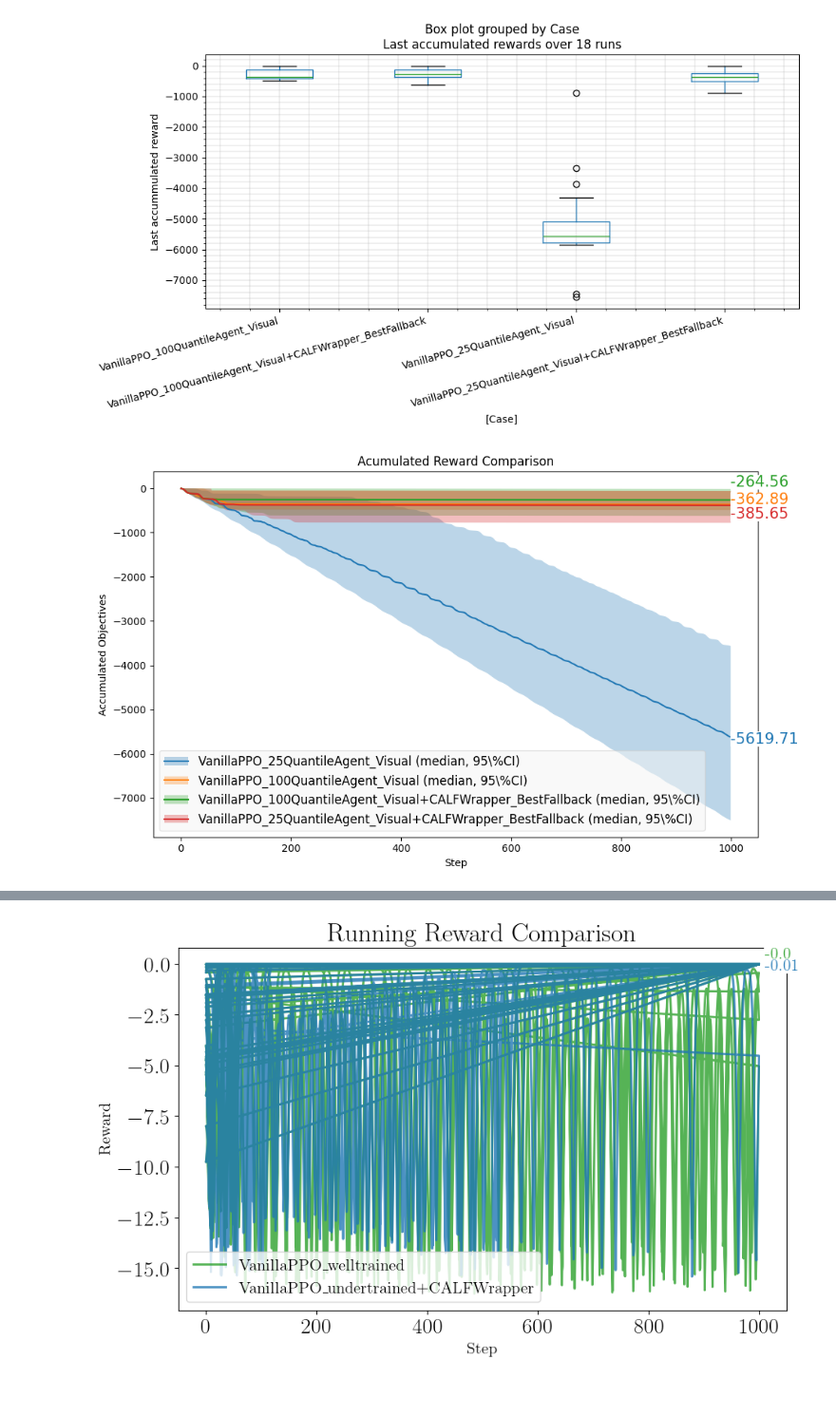
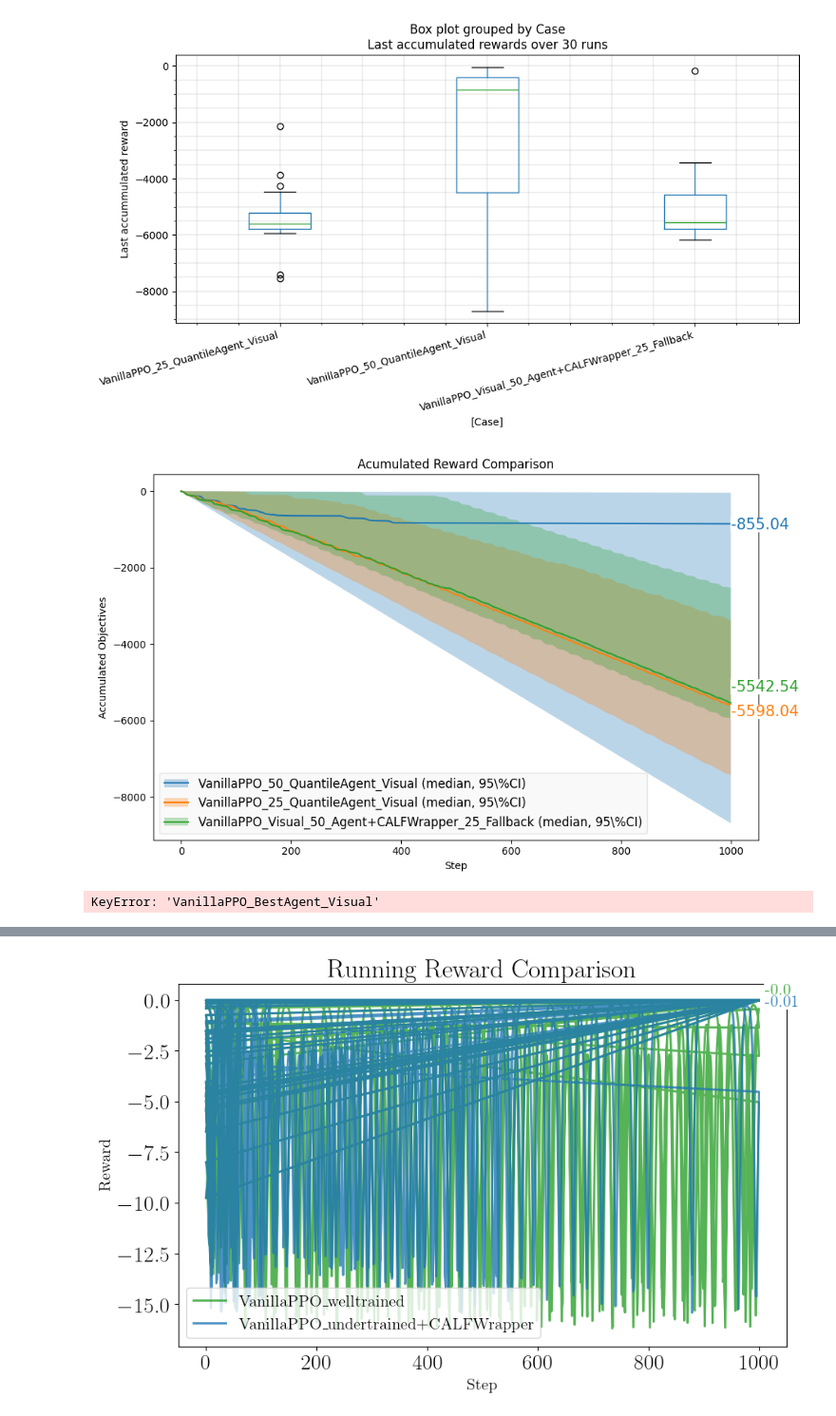
Before and after one commit to osinenkop/stable-baselines-playground, a Jupyter notebook: notebooks/visual_analysis.ipynb, the cells around one changed output, grey strips where cells are left out. Shown at 95% size. Cells and saved outputs as stored; diff of their text form; code cells hidden in the pictures; blank space fills up the shorter version.

Commit message:
update eval and notebooks

```diff
--- a/notebooks/visual_analysis.ipynb
+++ b/notebooks/visual_analysis.ipynb
@@ -13,10 +13,11 @@ import matplotlib.pyplot as plt
 df = None
 
 alias = {
-    "visual_ppo_eval_under_trained_25": "VanillaPPO_25QuantileAgent_Visual",
-    "visual_ppo_eval_well_trained": "VanillaPPO_100QuantileAgent_Visual",
-    "visual_ppo_eval_fallback_100_agent_10": "VanillaPPO_100QuantileAgent_Visual+CALFWrapper_BestFallback",
-    "visual_ppo_eval_fallback_100_agent_25": "VanillaPPO_25QuantileAgent_Visual+CALFWrapper_BestFallback",
+    "visual_ppo_eval_agent_50": "VanillaPPO_50_QuantileAgent_Visual",
+    "visual_ppo_eval_agent_25": "VanillaPPO_25_QuantileAgent_Visual",
+    "visual_ppo_eval_fallback_25_agent_50": "VanillaPPO_Visual_50_Agent+CALFWrapper_25_Fallback",
+    # "visual_ppo_eval_fallback_25_agent_25": "VanillaPPO_Visual_25_Agent+CALFWrapper_25_Fallback",
+    # "visual_ppo_eval_fallback_50_agent_50": "VanillaPPO_Visual_50_Agent+CALFWrapper_50_Fallback",
 }
 
 for root, dirs, files in os.walk("../logs"):
@@ -125,7 +123,7 @@ ax.grid(visible=True, which="both", linewidth=0.3)
 fig.suptitle("")
 plt.tight_layout()
 # %% [output]
-[figure, old version]
+[figure, new version]
 # %%
 from scipy.interpolate import interp1d
 
@@ -221,42 +219,76 @@ y_label = "accumulated_reward"
 fig, ax = plt.subplots(figsize=(10, 6))
 
 legend_info = {}
 
 anotation_bias = {
-    "VanillaPPO_25QuantileAgent_Visual": [0, -150],
-    "VanillaPPO_100QuantileAgent_Visual": [0, 0],
-    "VanillaPPO_100QuantileAgent_Visual+CALFWrapper_BestFallback": [0, 300],
-    "VanillaPPO_25QuantileAgent_Visual+CALFWrapper_BestFallback": [0, -300],
+    "VanillaPPO_50_QuantileAgent_Visual": [0, -150],
+    "VanillaPPO_25_QuantileAgent_Visual": [0, -300],
+    "VanillaPPO_Visual_50_Agent+CALFWrapper_25_Fallback": [0, 300],
+    "VanillaPPO_Visual_25_Agent+CALFWrapper_25_Fallback": [0, 0],
+    "VanillaPPO_Visual_50_Agent+CALFWrapper_50_Fallback": [0, 0],
 }
 
 agg_func = "median"
 
 # for c in tmp_df.index.unique():
 for c in [
-    "VanillaPPO_25QuantileAgent_Visual",
-    "VanillaPPO_100QuantileAgent_Visual",
-    "VanillaPPO_100QuantileAgent_Visual+CALFWrapper_BestFallback",
-    "VanillaPPO_25QuantileAgent_Visual+CALFWrapper_BestFallback",
+    "VanillaPPO_50_QuantileAgent_Visual",
+    "VanillaPPO_25_QuantileAgent_Visual",
+    "VanillaPPO_Visual_50_Agent+CALFWrapper_25_Fallback",
+    # "VanillaPPO_Visual_25_Agent+CALFWrapper_25_Fallback",
+    # "VanillaPPO_Visual_50_Agent+CALFWrapper_50_Fallback",
 ]:
     p_m = plot_solid(tmp_df.loc[c], y_label=y_label,
                      ax=ax,
                      color=case_colors[c],
                      bias=anotation_bias[c],
                      agg_func=agg_func)
     p_ic = plot_ic(tmp_df.loc[c], y_label=y_label, ax=ax, color=case_colors[c])
 
     legend_info[c + f" ({agg_func}, 95\%CI)"] = (p_m, p_ic)
 
 legend = ax.legend(legend_info.values(),
                    legend_info.keys(),
                    facecolor='whitesmoke',
                    framealpha=0.5,
                    prop={'size': 12})
 
 ax.set_title("Acumulated Reward Comparison")
 plt.tight_layout()
 # %% [output]
-[figure, old version]
+[figure, new version]
+# %%
+anotation_bias = {
+    "VanillaPPO_BestAgent_Visual": [0, 300],
+    "VanillaPPO_BestAgent_Visual+CALFWrapper_BestFallback": [0, 0],
+}
+
+agg_func = "median"
+
+# for c in tmp_df.index.unique():
+for c in [
+    "VanillaPPO_BestAgent_Visual",
+    "VanillaPPO_BestAgent_Visual+CALFWrapper_BestFallback",
+]:
+    p_m = plot_solid(tmp_df.loc[c], y_label=y_label,
+                     ax=ax,
+                     color=case_colors[c],
+                     bias=anotation_bias[c],
+                     agg_func=agg_func)
+    p_ic = plot_ic(tmp_df.loc[c], y_label=y_label, ax=ax, color=case_colors[c])
+
+    legend_info[c + f" ({agg_func}, 95\%CI)"] = (p_m, p_ic)
+
+legend = ax.legend(legend_info.values(),
+                   legend_info.keys(),
+                   facecolor='whitesmoke',
+                   framealpha=0.5,
+                   prop={'size': 12})
+
+ax.set_title("Acumulated Reward Comparison")
+plt.tight_layout()
+# %% [output]
+KeyError: 'VanillaPPO_BestAgent_Visual'
 # %%
 legend_info
 # %% [output]
```
Also changed, not shown: parts of 8 cells of this notebook, 1 other file.
